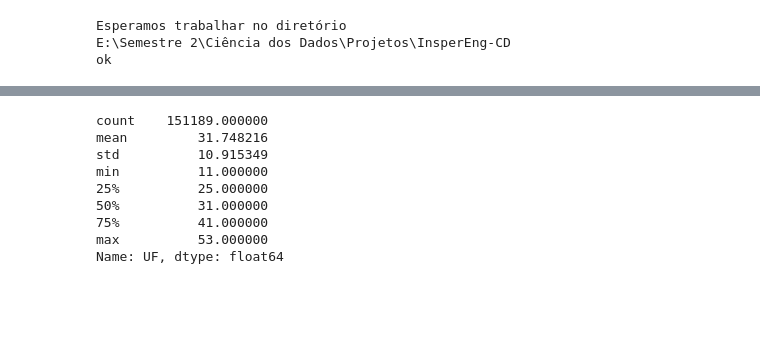
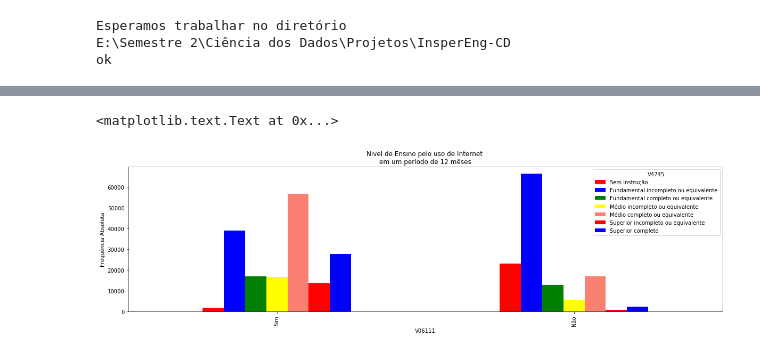
Before and after one commit to Fogelman/InsperEng-CD, a Jupyter notebook: Análise de dados.ipynb, the cells around one changed output, grey strips where cells are left out. Saved outputs shown, nothing was run; the diff lists cells and outputs as text; code cells hidden in the pictures; blank space fills up the shorter version.

Commit message:
analisando os dados á partir da renda

```diff
--- a/Análise de dados.ipynb
+++ b/Análise de dados.ipynb
@@ -51,12 +33,24 @@ ok
-# %%
-dados.UF.describe()
-# %% [output]
-count    151189.000000
-mean         31.748216
-std          10.915349
-min          11.000000
-25%          25.000000
-50%          31.000000
-75%          41.000000
-max          53.000000
-Name: UF, dtype: float64
+# %%
+dados_not_null = dados[pd.notnull(dados.UF)&pd.notnull(dados.V8005)&pd.notnull(dados.V06111)&pd.notnull(dados.V4750)&pd.notnull(dados.V4745)]
+dados_not_null = dados_not_null[dados.V4750!=999999999999] # tirando rendas inválidas
+
+dados_not_null = dados_not_null[dados.V4745!=8] # tirando ensinos inderteminados
+
+# naonulos13 = naonulos13[dados13.V4614!=999999999999]
+# dados_not_null = dados[pd.notnull(dados.V4745)]
+# dados.UF.describe()
+# dados_not_null.describe()
+dados = dados_not_null
+
+dados.V06111 = dados.V06111.astype('category')
+dados.V06111.cat.categories = (['Sim', 'Não'])
+dados.V4745 = dados.V4745.astype('category')
+dados.V4745.cat.categories = (['Sem instrução','Fundamental incompleto ou equivalente','Fundamental completo ou equivalente','Médio incompleto ou equivalente','Médio completo ou equivalente','Superior incompleto ou equivalente','Superior completo' ])
+# %%
+ct1 = pd.crosstab(dados.V06111, dados.V4745)
+ct1.plot(kind='bar', color=('red','blue','green','yellow', 'salmon'),figsize=(20, 5))
+plt.ylabel('Frequência Absoluta')
+plt.title("Nivel de Ensino pelo uso de Internet \nem um período de 12 mêses")
+# %% [output]
+<matplotlib.text.Text at 0x...>
+[figure, added]
```
Also changed, not shown: parts of 11 cells of this notebook, 2 other files.
